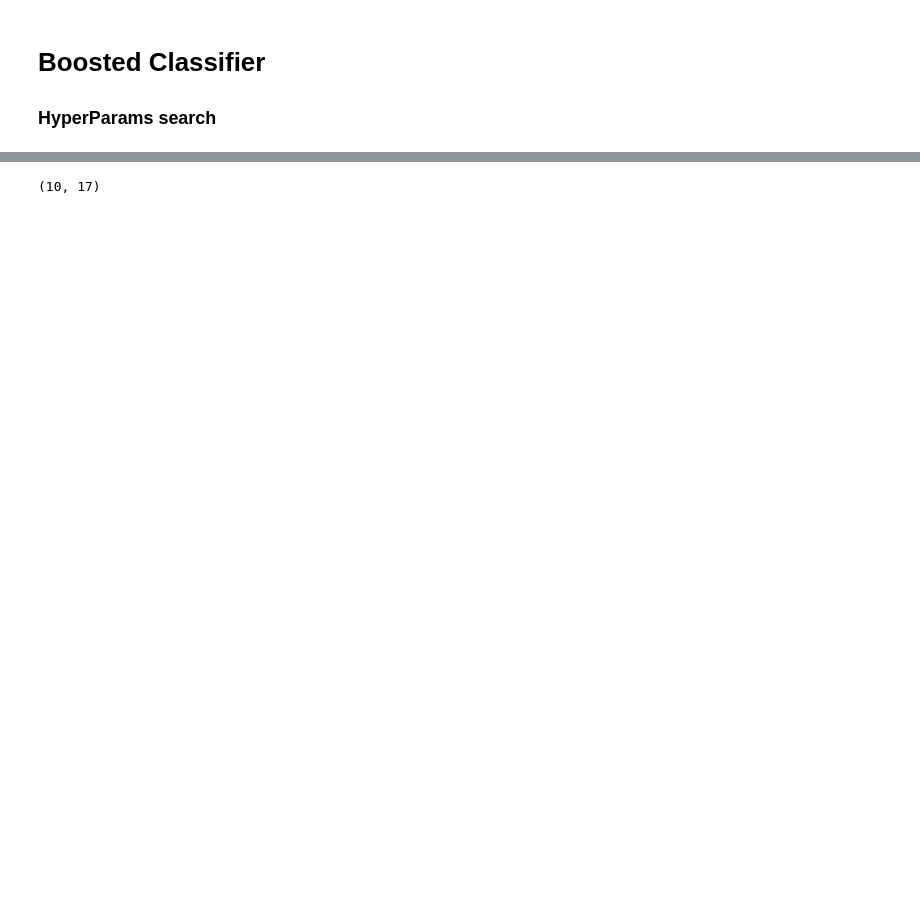
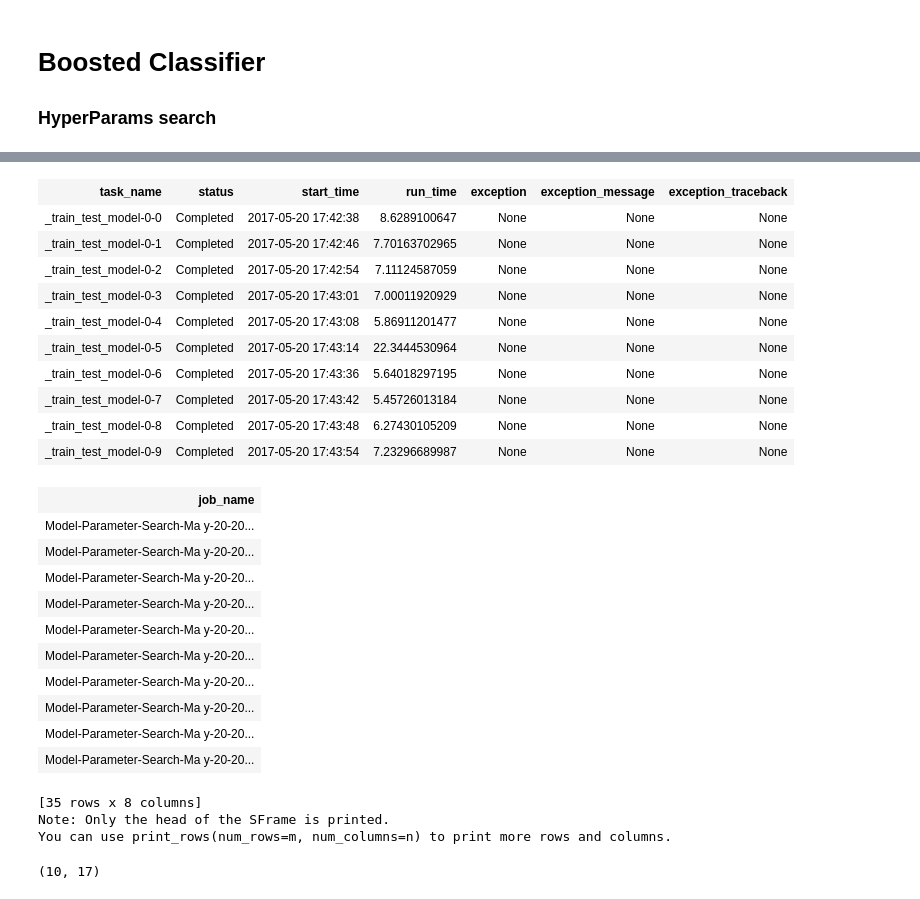
Before and after one commit to jdemonasterio/Tesis, a Jupyter notebook: mexico-scripts-ver2/mLTheory.ipynb, the cells around one changed output, grey strips where cells are left out. Cells and saved outputs as stored; diff of their text form; code cells hidden in the pictures; blank space fills up the shorter version.

```diff
--- a/mexico-scripts-ver2/mLTheory.ipynb
+++ b/mexico-scripts-ver2/mLTheory.ipynb
@@ -177,7 +177,6 @@ if server:
                 column_type_hints=[float, float, str,str, bool]
                             )
 else:
-    antennas_file = antennas_file.replace('mobility-study','Repositories/Tesis')
     antennas = pd.read_csv(antennas_file,sep='|')
 # %%
 %%time
@@ -632,8 +619,2 @@ param_grid = {'criterion': ['gini'], 'n_estimators': [50,100,150],
 # %% [markdown]
 # get kfolds
-# %%
-%%time
-num_folds = 10
-kfold = cross_validation.KFold(data[[col for col in data.column_names() \
-                                    if  col !='USER'
-                                    and not('ANTENNA' in col ) ]],num_folds=num_folds)
@@ -642,0 +621,10 @@ Wall time: 21.4 ms
+# %%
+%%time
+num_folds = 10
+
+if server:
+    kfold = cross_validation.KFold(
+    X,num_folds=num_folds)
+else:
+    kfold = cross_validation.KFold(
+    gl.SFrame(X),num_folds=num_folds)
@@ -735,5 +825,33 @@ res = model_search.get_metrics()
 # %%
 # res['exception_message']
+# %%
+res
+# %% [output]
+| task_name | status | start_time | run_time | exception | exception_message | exception_traceback |
+| _train_test_model-0-0 | Completed | 2017-05-20 17:42:38 | 8.6289100647 | None | None | None |
+| _train_test_model-0-1 | Completed | 2017-05-20 17:42:46 | 7.70163702965 | None | None | None |
+| _train_test_model-0-2 | Completed | 2017-05-20 17:42:54 | 7.11124587059 | None | None | None |
+| _train_test_model-0-3 | Completed | 2017-05-20 17:43:01 | 7.00011920929 | None | None | None |
+| _train_test_model-0-4 | Completed | 2017-05-20 17:43:08 | 5.86911201477 | None | None | None |
+| _train_test_model-0-5 | Completed | 2017-05-20 17:43:14 | 22.3444530964 | None | None | None |
+| _train_test_model-0-6 | Completed | 2017-05-20 17:43:36 | 5.64018297195 | None | None | None |
+| _train_test_model-0-7 | Completed | 2017-05-20 17:43:42 | 5.45726013184 | None | None | None |
+| _train_test_model-0-8 | Completed | 2017-05-20 17:43:48 | 6.27430105209 | None | None | None |
+| _train_test_model-0-9 | Completed | 2017-05-20 17:43:54 | 7.23296689987 | None | None | None |
+| job_name |
+| Model-Parameter-Search-Ma y-20-20... |
+| Model-Parameter-Search-Ma y-20-20... |
+| Model-Parameter-Search-Ma y-20-20... |
+| Model-Parameter-Search-Ma y-20-20... |
+| Model-Parameter-Search-Ma y-20-20... |
+| Model-Parameter-Search-Ma y-20-20... |
+| Model-Parameter-Search-Ma y-20-20... |
+| Model-Parameter-Search-Ma y-20-20... |
+| Model-Parameter-Search-Ma y-20-20... |
+| Model-Parameter-Search-Ma y-20-20... |
+[35 rows x 8 columns]
+Note: Only the head of the SFrame is printed.
+You can use print_rows(num_rows=m, num_columns=n) to print more rows and columns.
 # %%
 search_results.shape
 # %% [output]
```
Also changed, not shown: parts of 40 cells of this notebook.
